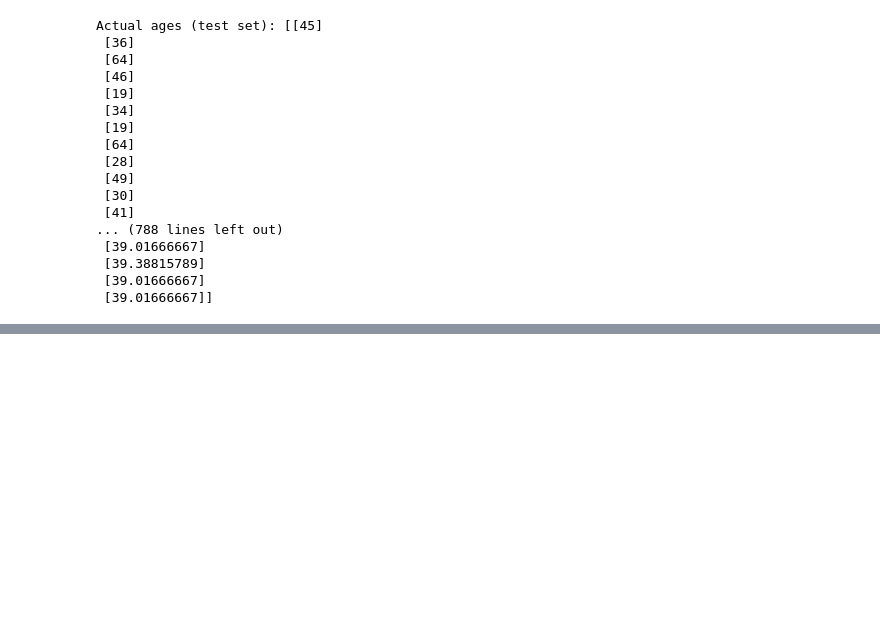
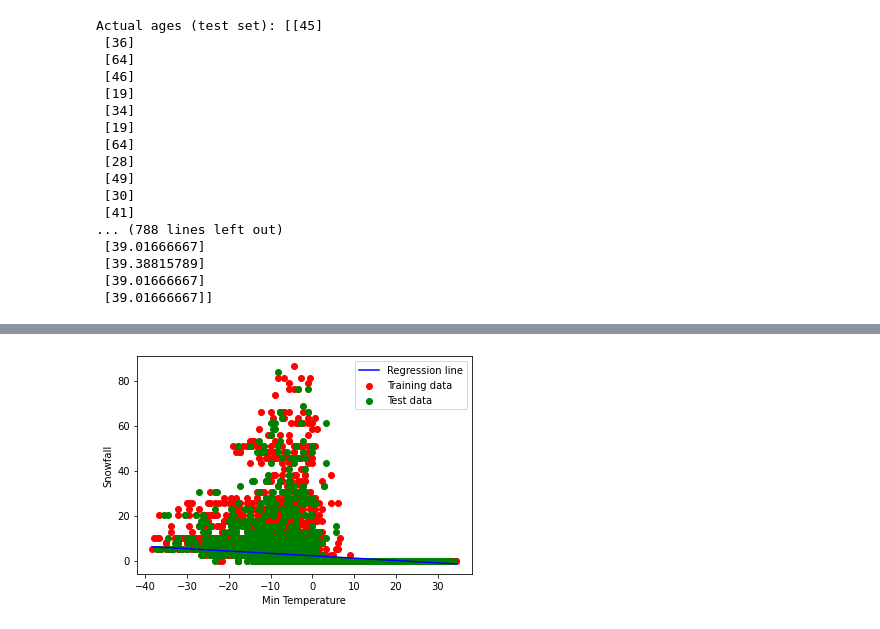
Before and after one commit to dhaval-sojitra/Machine-Learning, a Jupyter notebook: Regression.ipynb, the cells around one changed output, grey strips where cells are left out. Saved outputs shown, nothing was run; the diff lists cells and outputs as text; code cells hidden in the pictures; blank space fills up the shorter version.

```diff
--- a/Regression.ipynb
+++ b/Regression.ipynb
@@ -143,0 +144,51 @@ FileNotFoundError: [Errno 2] No such file or directory: 'insurance.csv'
+# %%
+import pandas as pd
+import numpy as np
+from sklearn import linear_model, model_selection
+import matplotlib.pyplot as plt
+
+# Load the dataset
+file_path = 'Weather.csv'  # Update this with the correct file path
+weather_data = pd.read_csv(file_path)
+
+# Select relevant columns
+data = weather_data[['MinTemp', 'Snowfall']]
+
+# Remove non-numeric values
+data = data[pd.to_numeric(data['Snowfall'], errors='coerce').notnull()]
+
+# Convert columns to numeric
+data['MinTemp'] = pd.to_numeric(data['MinTemp'], errors='coerce')
+data['Snowfall'] = pd.to_numeric(data['Snowfall'], errors='coerce')
+
+# Drop rows with any remaining NaN values
+data = data.dropna()
+
+# Data Preprocessing
+X = np.array(data['MinTemp']).reshape(-1, 1)
+y = np.array(data['Snowfall']).reshape(-1, 1)
+
+# Split the dataset
+X_train, X_test, y_train, y_test = model_selection.train_test_split(X, y, test_size=0.3, random_state=42)
+
+# Load the model
+lr_model = linear_model.LinearRegression()
+lr_model.fit(X_train, y_train)
+
+# Generate predictions
+y_pred = lr_model.predict(X_test)
+
+# Create a range of values for plotting the regression line
+X_range = np.linspace(X.min(), X.max(), 100).reshape(-1, 1)
+y_range_pred = lr_model.predict(X_range)
+
+# Visualize the model
+plt.scatter(X_train, y_train, color="red", label="Training data")
+plt.scatter(X_test, y_test, color="green", label="Test data")
+plt.plot(X_range, y_range_pred, color="blue", label="Regression line")
+plt.xlabel('Min Temperature')
+plt.ylabel('Snowfall')
+plt.legend()
+plt.show()
+# %% [output]
+[figure, added]
```
Also changed, not shown: parts of 1 cell of this notebook, 1 other file.
